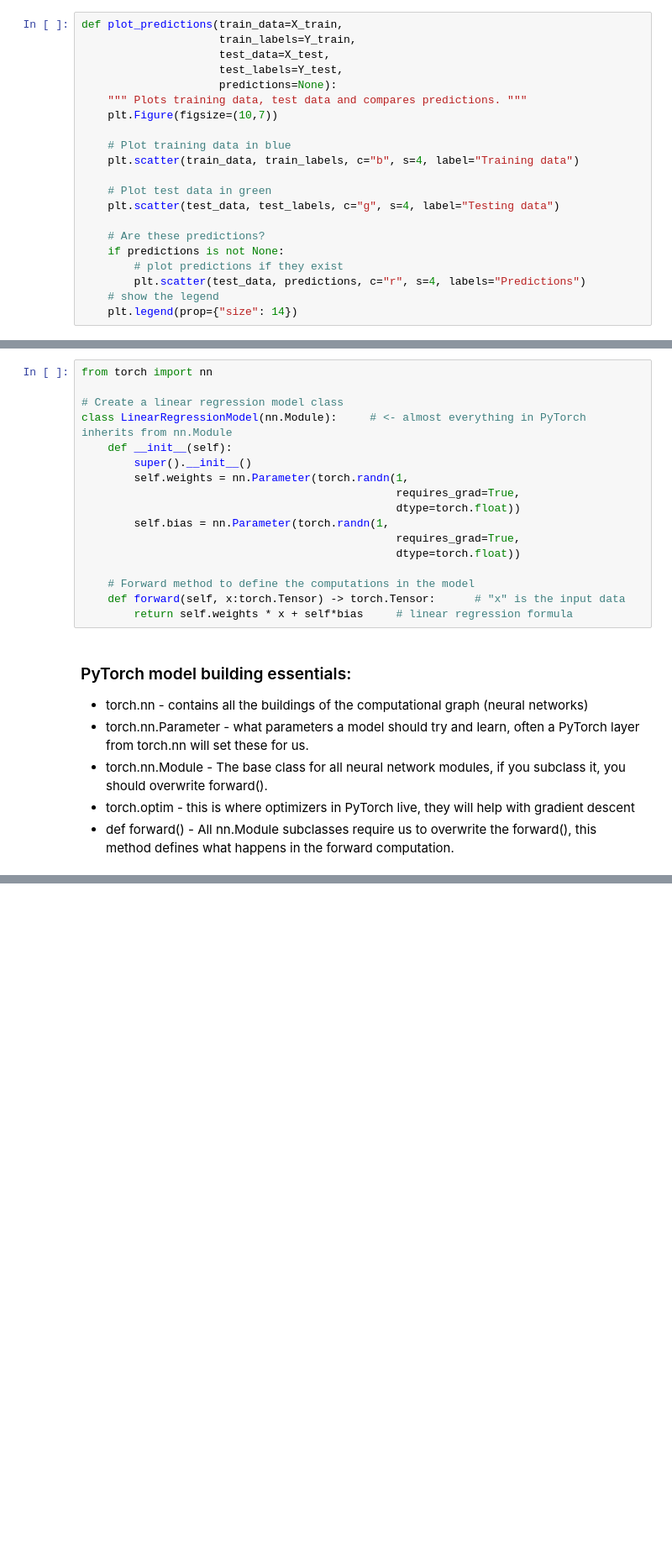
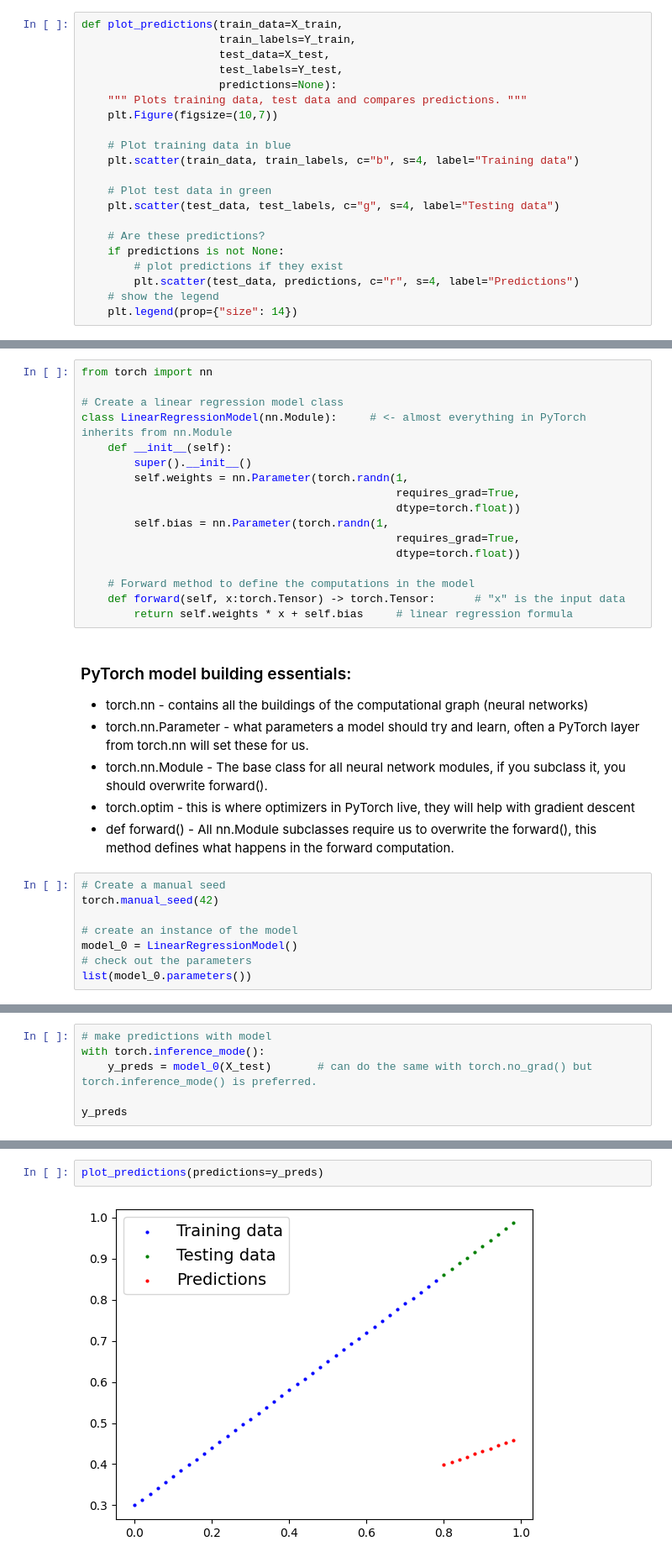
Before and after one commit to ayushman-svnit/PyTorch-learnings, a Jupyter notebook: 01_pytorch_workflow.ipynb, the cells around one changed output, grey strips where cells are left out. Shown: that part at 84% size. Cells and saved outputs as stored; diff of their text form; blank space fills up the shorter version.

```diff
--- a/01_pytorch_workflow.ipynb
+++ b/01_pytorch_workflow.ipynb
@@ -121,7 +121,7 @@ def plot_predictions(train_data=X_train,
     # Are these predictions?
     if predictions is not None:
         # plot predictions if they exist
-        plt.scatter(test_data, predictions, c="r", s=4, labels="Predictions")
+        plt.scatter(test_data, predictions, c="r", s=4, label="Predictions")
     # show the legend
     plt.legend(prop={"size": 14})
 # %%
@@ -158,7 +158,7 @@ class LinearRegressionModel(nn.Module):     # <- almost everything in PyTorch in
 
     # Forward method to define the computations in the model
     def forward(self, x:torch.Tensor) -> torch.Tensor:      # "x" is the input data
-        return self.weights * x + self*bias     # linear regression formula
+        return self.weights * x + self.bias     # linear regression formula
 # %% [markdown]
 ### PyTorch model building essentials:
 
@@ -167,3 +167,11 @@ class LinearRegressionModel(nn.Module):     # <- almost everything in PyTorch in
 * torch.nn.Module - The base class for all neural network modules, if you subclass it, you should overwrite forward().
 * torch.optim - this is where optimizers in PyTorch live, they will help with gradient descent
 * def forward() - All nn.Module subclasses require us to overwrite the forward(), this method defines what happens in the forward computation.
+# %%
+# Create a manual seed
+torch.manual_seed(42)
+
+# create an instance of the model
+model_0 = LinearRegressionModel()
+# check out the parameters
+list(model_0.parameters())
@@ -169,0 +198,6 @@ class LinearRegressionModel(nn.Module):     # <- almost everything in PyTorch in
+# %%
+# make predictions with model
+with torch.inference_mode():
+    y_preds = model_0(X_test)       # can do the same with torch.no_grad() but torch.inference_mode() is preferred.
+
+y_preds
@@ -169,0 +228,4 @@ class LinearRegressionModel(nn.Module):     # <- almost everything in PyTorch in
+# %%
+plot_predictions(predictions=y_preds)
+# %% [output]
+[figure, added]
```
Also changed, not shown: parts of 10 cells of this notebook.
